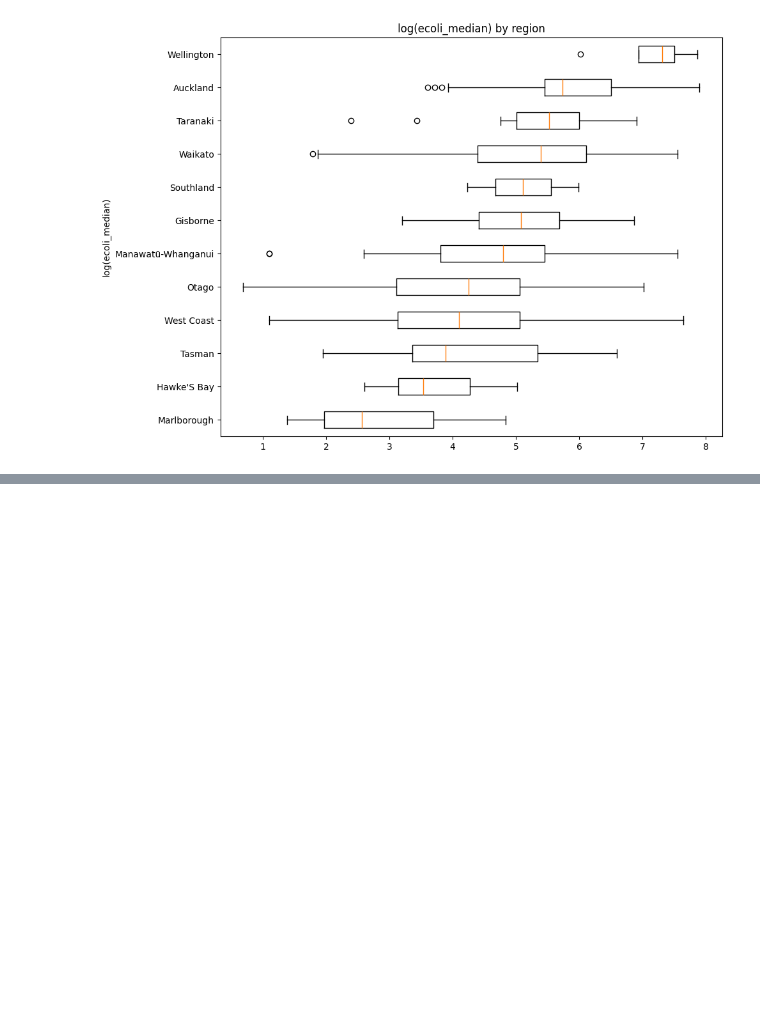
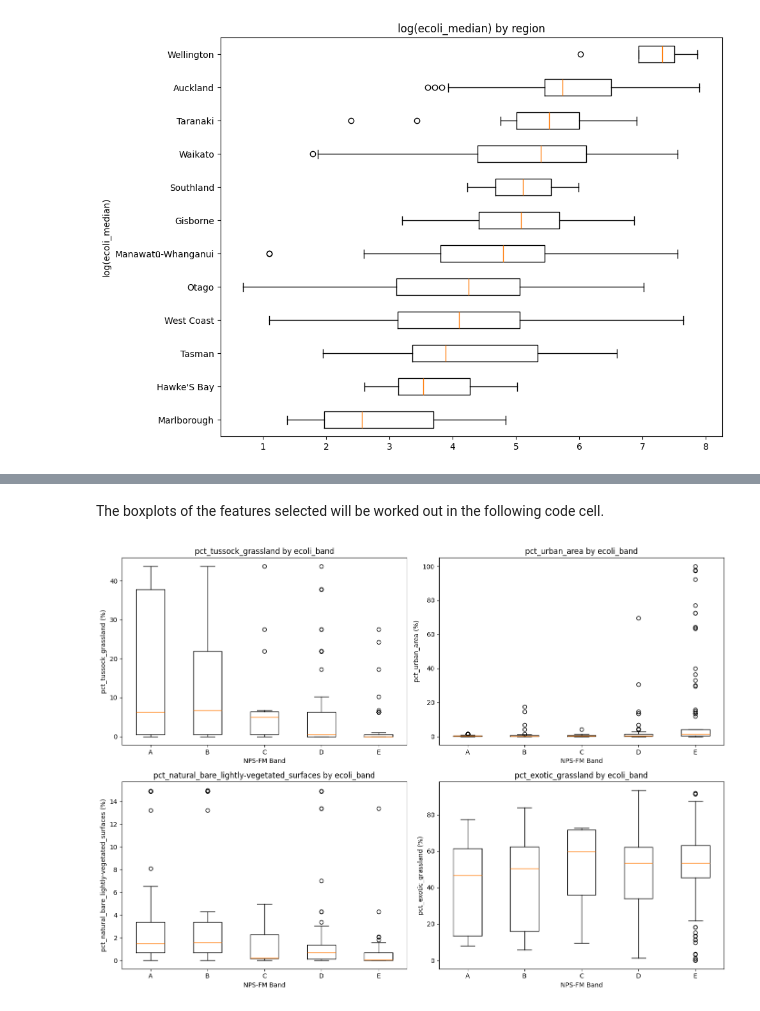
Before and after one commit to Ming-Liu-1170030/1170030-riverWQ, a Jupyter notebook: src/01_eda.ipynb, the cells around one changed output, grey strips where cells are left out. Cells and saved outputs as stored; diff of their text form; code cells hidden in the pictures; blank space fills up the shorter version.

```diff
--- a/src/01_eda.ipynb
+++ b/src/01_eda.ipynb
@@ -244,16 +246,16 @@ Log transformation should be needed for regression and the outliers in the boxpl
 # %% [markdown]
 **Will try to conduct log transformation to the dataset and see how visualisation looks**
 # %%
-# Temporary log transformation for visualisation only
-log_ecoli = np.log1p(df['ecoli_median'].dropna())
+# Log transformation here and will be used later on too
+df['log_ecoli_median'] = np.log1p(df['ecoli_median'])
 # Create a fig and axes
 fig, axes = plt.subplots(1, 2, figsize=(14, 5))
 # Use seaborn to draw histplots
-sns.histplot(log_ecoli, bins=50, kde=True, ax=axes[0])
+sns.histplot(df['log_ecoli_median'].dropna(), bins=50, kde=True, ax=axes[0])
 axes[0].set_title('Distribution of log(ecoli_median)')
 axes[0].set_xlabel('log(E. coli median)')
 # Use seaborn to draw boxplots
-sns.boxplot(x=log_ecoli, ax=axes[1])
+sns.boxplot(x=df['log_ecoli_median'].dropna(), ax=axes[1])
 axes[1].set_title('Boxplot of log(ecoli_median)')
 axes[1].set_xlabel('log(E. coli median)')
 # Save plots into figures
@@ -261,7 +263,7 @@ plt.tight_layout()
 plt.savefig('../figures/02_ecoli_median_log.png', bbox_inches='tight')
 plt.show()
 # Skewness after transformation
-print(f"Skewness after log transformation: {log_ecoli.skew():.3f}")
+print(f"Skewness after log transformation: {df['log_ecoli_median'].skew():.3f}")
 # %% [output]
 [figure]
 Skewness after log transformation: -0.369
@@ -602,0 +669,26 @@ plt.show()
+# %% [markdown]
+The boxplots of the features selected will be worked out in the following code cell.
+# %%
+# Boxplots of top features by band
+top_feats = [
+    'pct_tussock_grassland',
+    'pct_urban_area',
+    'pct_natural_bare_lightly-vegetated_surfaces',
+    'pct_exotic_grassland'
+]
+
+fig, axes = plt.subplots(2, 2, figsize=(14, 10))
+band_order = ['A', 'B', 'C', 'D', 'E']
+
+for ax, feat in zip(axes.flatten(), top_feats):
+    groups = [df[df['ecoli_band'] == b][feat].dropna() for b in band_order]
+    ax.boxplot(groups, tick_labels=band_order)
+    ax.set_title(f'{feat} by ecoli_band')
+    ax.set_xlabel('NPS-FM Band')
+    ax.set_ylabel(f'{feat} (%)')
+
+plt.tight_layout()
+plt.savefig('../figures/09_numerical_features_by_band.png', bbox_inches='tight')
+plt.show()
+# %% [output]
+[figure, added]
```
Also changed, not shown: parts of 25 cells of this notebook, 4 other files.
